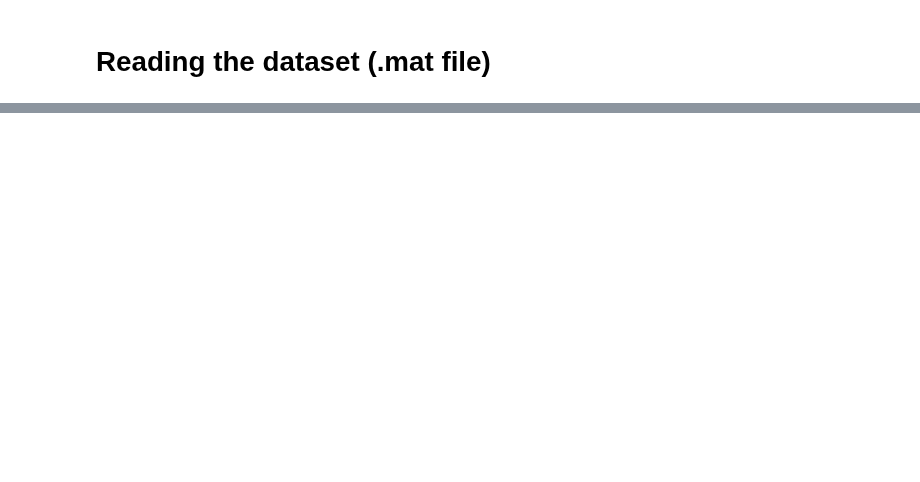
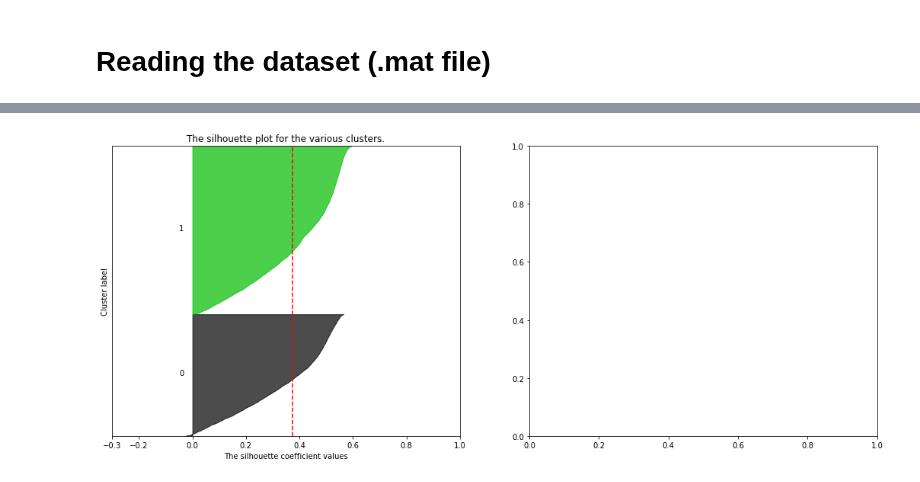
Before and after one commit to ito-rafael/IA006C-MachineLearning, a Jupyter notebook: final project/notebook/k-means.ipynb, the cells around one changed output, grey strips where cells are left out. Drawn from its saved outputs; the diff is of its cells as text; code cells hidden in the pictures; blank space fills up the shorter version.

```diff
--- a/final project/notebook/k-means.ipynb
+++ b/final project/notebook/k-means.ipynb
@@ -77,3 +231,7 @@ kmeans = KMeans(
     n_jobs = None,
     algorithm = 'auto',
 )
+# save parameters
+parameters = kmeans.get_params()
+# %%
+raw_X = df_inp[:10000]
@@ -79,0 +248,8 @@ kmeans = KMeans(
+# %%
+from sklearn.decomposition import KernelPCA
+kpca = KernelPCA(n_components=3, kernel='rbf', gamma=1e-9, degree=5)
+#kpca.fit(raw_X)
+#print(kpca.explained_variance_ratio_)
+X = kpca.fit_transform(raw_X)
+range_n_clusters = range(4,5)
+kmeans.fit(X)
@@ -79,0 +280,4 @@ kmeans = KMeans(
+# %%
+X = raw_X
+range_n_clusters = range(2,21)
+kmeans.fit(X)
@@ -79,0 +288,78 @@ kmeans = KMeans(
+# %%
+# Sweep number of clusters (hyperparameter)
+for n_clusters in range_n_clusters:
+    # get figure and axis to plot the silhouette coefficient
+#    fig, ax = plt.subplots()
+    fig, (ax, ax2) = plt.subplots(1, 2)
+    fig.set_size_inches(18, 7)
+
+    # The silhouette coefficient can range from -1, 1
+    ax.set_xlim([-0.3, 1])
+    # The (n_clusters+1)*10 is for inserting blank space between silhouette
+    # plots of individual clusters, to demarcate them clearly.
+    ax.set_ylim([0, len(X) + (n_clusters + 1) * 10])
+
+    # restore parameters changing only the number of clusters
+    parameters['n_clusters'] = n_clusters
+    clusterer = KMeans(**parameters)
+#    clusterer = GaussianMixture(n_components=n_clusters)
+    cluster_labels = clusterer.fit_predict(X)
+
+
+    # Compute the silhouette scores for each sample
+    silhouette_avg = silhouette_score(X, cluster_labels)
+    print("For n_clusters =", n_clusters, "The average silhouette_score is :", silhouette_avg)
+    sample_silhouette_values = silhouette_samples(X, cluster_labels)
+
+    # Sweep inside clusters to perform the silhouette plot
+    y_lower = 10
+    for i in range(n_clusters):
+        # Aggregate the silhouette scores for samples belonging to cluster i, and sort them
+        ith_cluster_silhouette_values = sample_silhouette_values[cluster_labels == i]
+        ith_cluster_silhouette_values.sort()
+        # size of the cluster
+        size_cluster_i = ith_cluster_silhouette_values.shape[0]
+        # prepare the plot
+        y_upper = y_lower + size_cluster_i
+        color = cm.nipy_spectral(float(i) / n_clusters)
+        ax.fill_betweenx(np.arange(y_lower, y_upper), 0, ith_cluster_silhouette_values, facecolor=color, edgecolor=color, alpha=0.7)
+        # Label the silhouette plots with their cluster numbers at the middle
+        ax.text(-0.05, y_lower + 0.5 * size_cluster_i, str(i))
+        # Compute the new y_lower for next plot
+        y_lower = y_upper + 10  # 10 for the 0 samples
+
+    ax.set_title("The silhouette plot for the various clusters.")
+    ax.set_xlabel("The silhouette coefficient values")
+    ax.set_ylabel("Cluster label")
+
+    # The vertical line for average silhouette score of all the values
+    ax.axvline(x=silhouette_avg, color="red", linestyle="--")
+
+    ax.set_yticks([])  # Clear the yaxis labels / ticks
+    ax.set_xticks([-0.3, -0.2, 0, 0.2, 0.4, 0.6, 0.8, 1])
+
+#     #-----------------------------------------------------------------------------------------
+#     # 2nd Plot showing the actual clusters formed
+#     colors = cm.nipy_spectral(cluster_labels.astype(float) / n_clusters)
+#     ax2.scatter(X[:, 0], X[:, 1], marker='.', s=30, lw=0, alpha=0.7, c=colors, edgecolor='k')
+
+#     # Labeling the clusters
+# #    centers = clusterer.cluster_centers_
+#     centers = gm.means_
+#     # Draw white circles at cluster centers
+#     ax2.scatter(centers[:, 0], centers[:, 1], marker='o', c="white", alpha=1, s=200, edgecolor='k')
+
+#     for i, c in enumerate(centers):
+#         ax2.scatter(c[0], c[1], marker='$%d$' % i, alpha=1, s=50, edgecolor='k')
+
+#     ax2.set_title("The visualization of the clustered data.")
+#     ax2.set_xlabel("Feature space for the 1st feature")
+#     ax2.set_ylabel("Feature space for the 2nd feature")
+
+
+#     plt.suptitle(("Silhouette analysis for KMeans clustering on sample data with n_clusters = %d" % n_clusters), fontsize=14, fontweight='bold')
+
+    plt.savefig(path + 'silhouette_' + str(n_clusters) + '_clusters', dpi=300)
+
+plt.show()
+# %% [output]
@@ -79,0 +385 @@ kmeans = KMeans(
+[figure, added]
```
Also changed, not shown: parts of 36 cells of this notebook, 4 other files.
